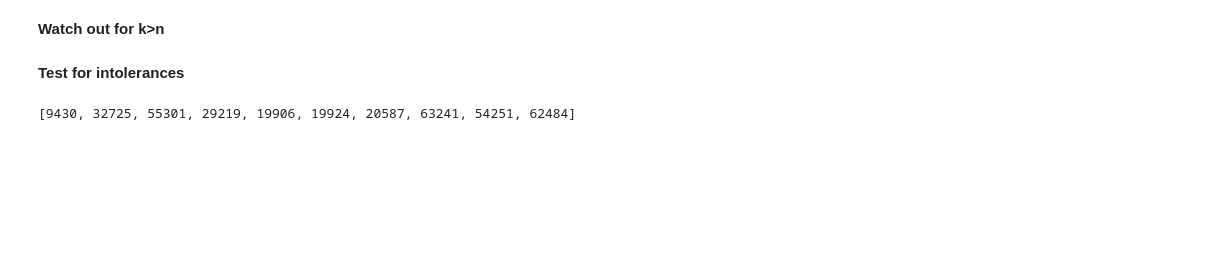
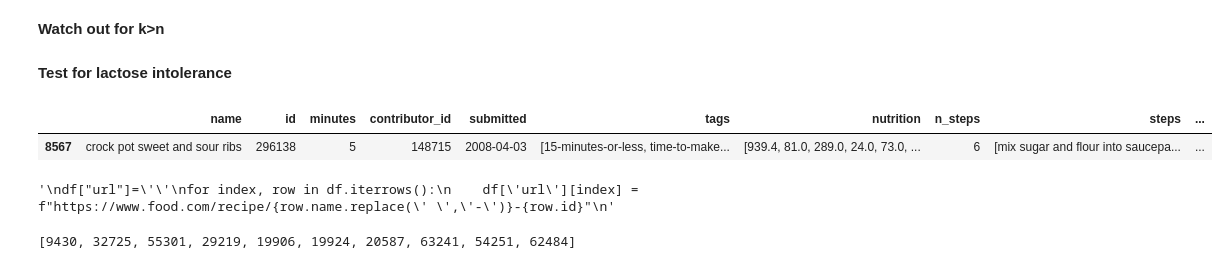
Before and after one commit to nico-stan/recipes, a Jupyter notebook: challenge-1.ipynb, the cells around one changed output. Cells and saved outputs as stored; diff of their text form; code cells hidden in the pictures; blank space fills up the shorter version.

```diff
--- a/challenge-1.ipynb
+++ b/challenge-1.ipynb
@@ -194,14 +282,27 @@ def length (n, k):
 # %%
 # pick = length(len(df2), 10)
 # %% [markdown]
-**Test for intolerances**
+**Test for lactose intolerance**
 # %%
-'''
 df2=df
 for index, row in df.iterrows():
-    for i in row['ingredients']:
-        if i in milk:
+    for r in row.restrictions:
+        if r=='dairy':
             df2.drop(index=index, inplace=True)
             break
-'''
-# df2.shape[0]
+df2.reset_index(inplace=True)
+df2.drop(columns='index', inplace=True)
+# %%
+df2.sample()
+# %% [output]
+|  | name | id | minutes | contributor_id | submitted | tags | nutrition | n_steps | steps | ... |
+| 8567 | crock pot sweet and sour ribs | 296138 | 5 | 148715 | 2008-04-03 | [15-minutes-or-less, time-to-make... | [939.4, 81.0, 289.0, 24.0, 73.0, ... | 6 | [mix sugar and flour into saucepa... | ... |
+# %%
+'''
+df["url"]=''
+for index, row in df.iterrows():
+    df['url'][index] = f"https://www.food.com/recipe/{row.name.replace(' ','-')}-{row.id}"
+'''
+#temp = df.name.apply(lambda x: f"https://www.food.com/recipe/{x.replace(' ','-')}")
+# %% [output]
+'\ndf["url"]=\'\'\nfor index, row in df.iterrows():\n    df[\'url\'][index] = f"https://www.food.com/recipe/{row.name.replace(\' \',\'-\')}-{row.id}"\n'
```
Also changed, not shown: parts of 36 cells of this notebook.
